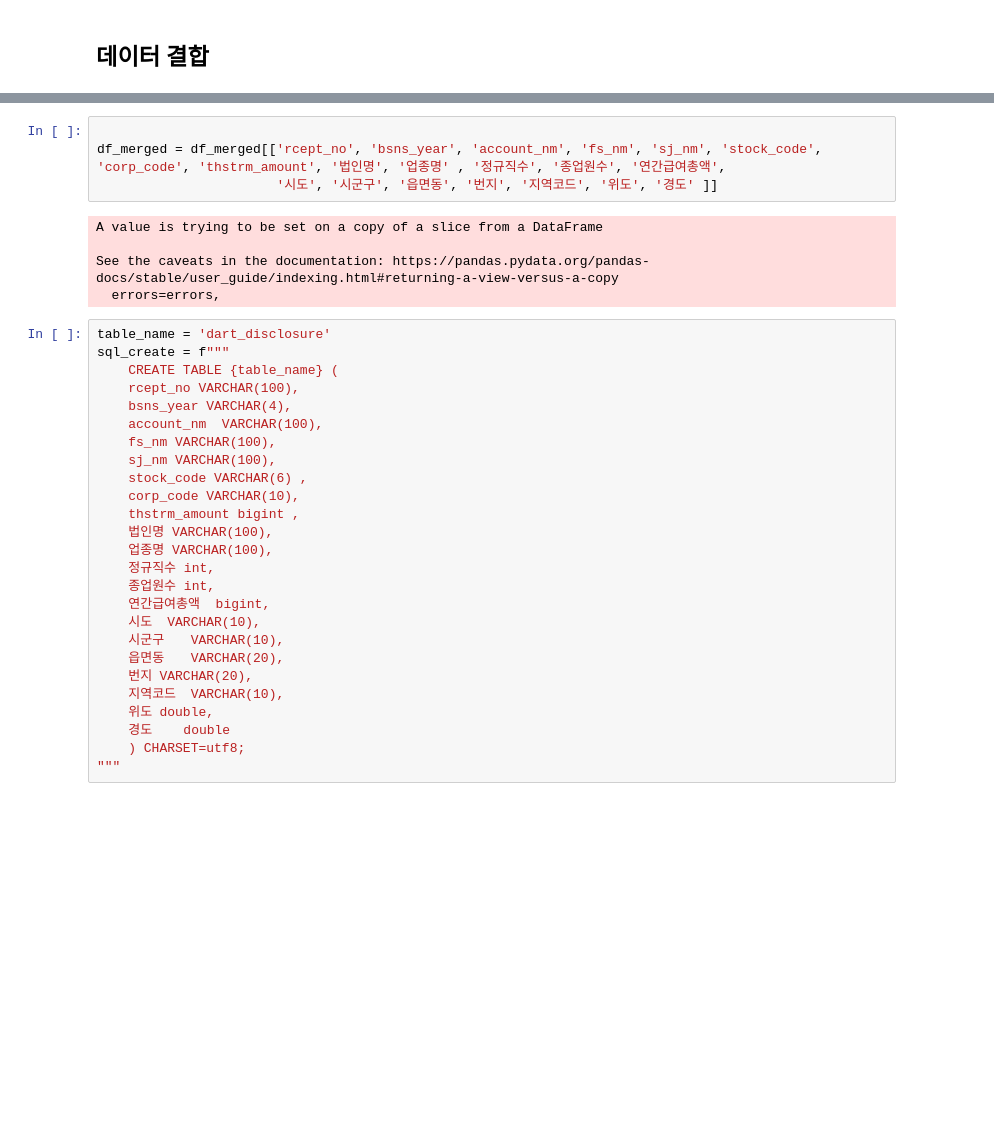
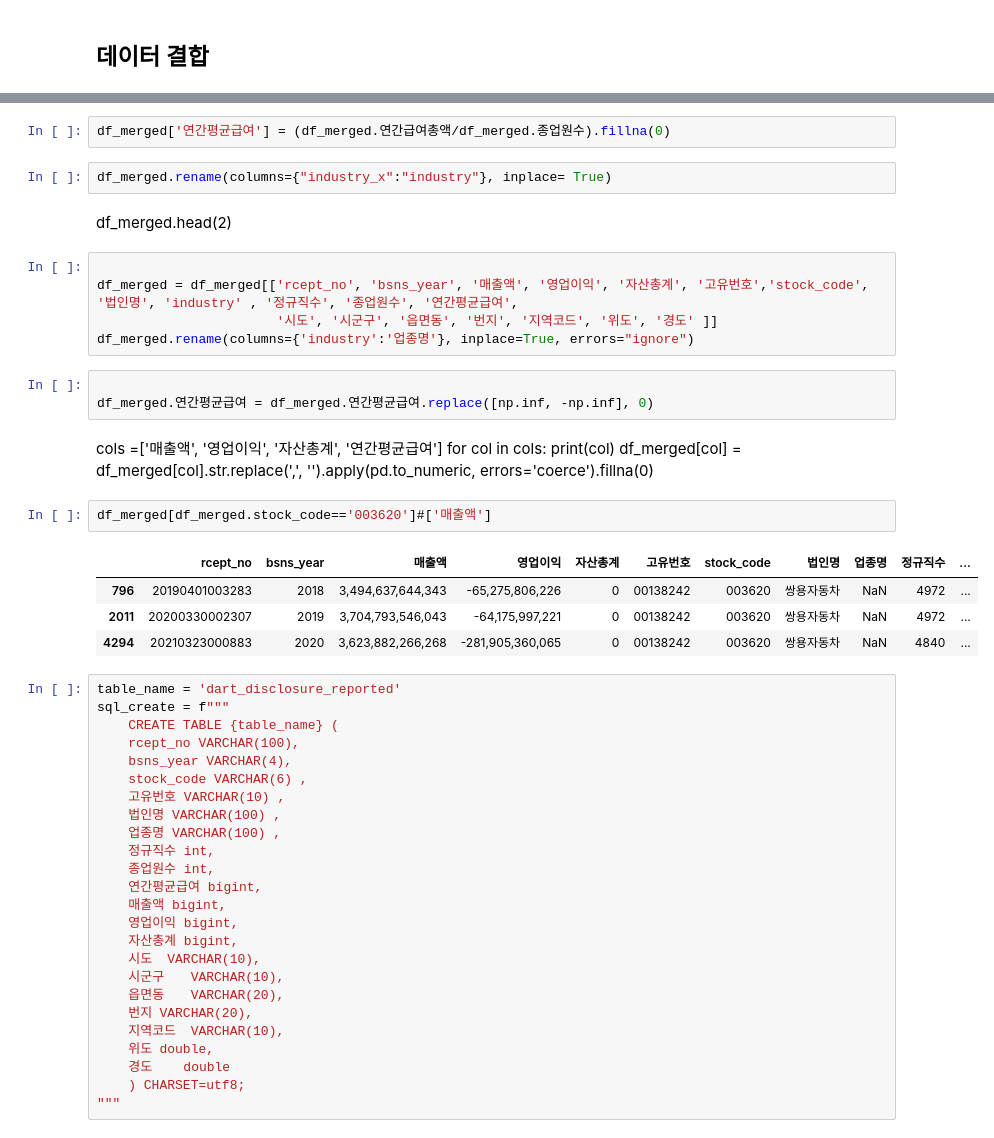
Before and after one commit to reejungkim/OpenAPI_Ministry_of_land, a Jupyter notebook: dart_analysis.ipynb, the cells around one changed output, grey strips where cells are left out. Saved outputs shown, nothing was run; the diff lists cells and outputs as text; blank space fills up the shorter version.

```diff
--- a/dart_analysis.ipynb
+++ b/dart_analysis.ipynb
@@ -318,30 +351,46 @@ df_merged = df_merged.merge(df_company[['종목코드', '업종명', '주소', '
 df_merged.rename(columns={"합계":"종업원수"}, inplace= True)
+# %%
+df_merged['연간평균급여'] = (df_merged.연간급여총액/df_merged.종업원수).fillna(0)
+# %%
+df_merged.rename(columns={"industry_x":"industry"}, inplace= True)
+# %% [markdown]
+df_merged.head(2)
 # %%
 
-df_merged = df_merged[['rcept_no', 'bsns_year', 'account_nm', 'fs_nm', 'sj_nm', 'stock_code', 'corp_code', 'thstrm_amount', '법인명', '업종명' , '정규직수', '종업원수', '연간급여총액',
+df_merged = df_merged[['rcept_no', 'bsns_year', '매출액', '영업이익', '자산총계', '고유번호','stock_code', '법인명', 'industry' , '정규직수', '종업원수', '연간평균급여',
                        '시도', '시군구', '읍면동', '번지', '지역코드', '위도', '경도' ]]
+df_merged.rename(columns={'industry':'업종명'}, inplace=True, errors="ignore")
-# %% [output]
-A value is trying to be set on a copy of a slice from a DataFrame
-
-See the caveats in the documentation: https://pandas.pydata.org/pandas-docs/stable/user_guide/indexing.html#returning-a-view-versus-a-copy
-  errors=errors,
+# %%
+
+df_merged.연간평균급여 = df_merged.연간평균급여.replace([np.inf, -np.inf], 0)
+# %% [markdown]
+cols =['매출액', '영업이익', '자산총계', '연간평균급여']
+for col in cols:
+    print(col)
+    df_merged[col] = df_merged[col].str.replace(',', '').apply(pd.to_numeric, errors='coerce').fillna(0)
+# %%
+df_merged[df_merged.stock_code=='003620']#['매출액']
+# %% [output]
+|  | rcept_no | bsns_year | 매출액 | 영업이익 | 자산총계 | 고유번호 | stock_code | 법인명 | 업종명 | 정규직수 | ... |
+| 796 | 20190401003283 | 2018 | 3,494,637,644,343 | -65,275,806,226 | 0 | 00138242 | 003620 | 쌍용자동차 | NaN | 4972 | ... |
+| 2011 | 20200330002307 | 2019 | 3,704,793,546,043 | -64,175,997,221 | 0 | 00138242 | 003620 | 쌍용자동차 | NaN | 4972 | ... |
+| 4294 | 20210323000883 | 2020 | 3,623,882,266,268 | -281,905,360,065 | 0 | 00138242 | 003620 | 쌍용자동차 | NaN | 4840 | ... |
 # %%
-table_name = 'dart_disclosure'
+table_name = 'dart_disclosure_reported'
 sql_create = f"""
     CREATE TABLE {table_name} (
     rcept_no VARCHAR(100),
     bsns_year VARCHAR(4),
-    account_nm  VARCHAR(100),
-    fs_nm VARCHAR(100),
-    sj_nm VARCHAR(100),
     stock_code VARCHAR(6) ,
-    corp_code VARCHAR(10),
-    thstrm_amount bigint ,
-    법인명 VARCHAR(100),
-    업종명 VARCHAR(100),
+    고유번호 VARCHAR(10) ,
+    법인명 VARCHAR(100) ,
+    업종명 VARCHAR(100) ,
     정규직수 int,
     종업원수 int,
-    연간급여총액  bigint,
+    연간평균급여 bigint,
+    매출액 bigint,
+    영업이익 bigint,
+    자산총계 bigint,
     시도	 VARCHAR(10),
     시군구	VARCHAR(10),
     읍면동	VARCHAR(20),
```
Also changed, not shown: parts of 22 cells of this notebook, 4 other files.
